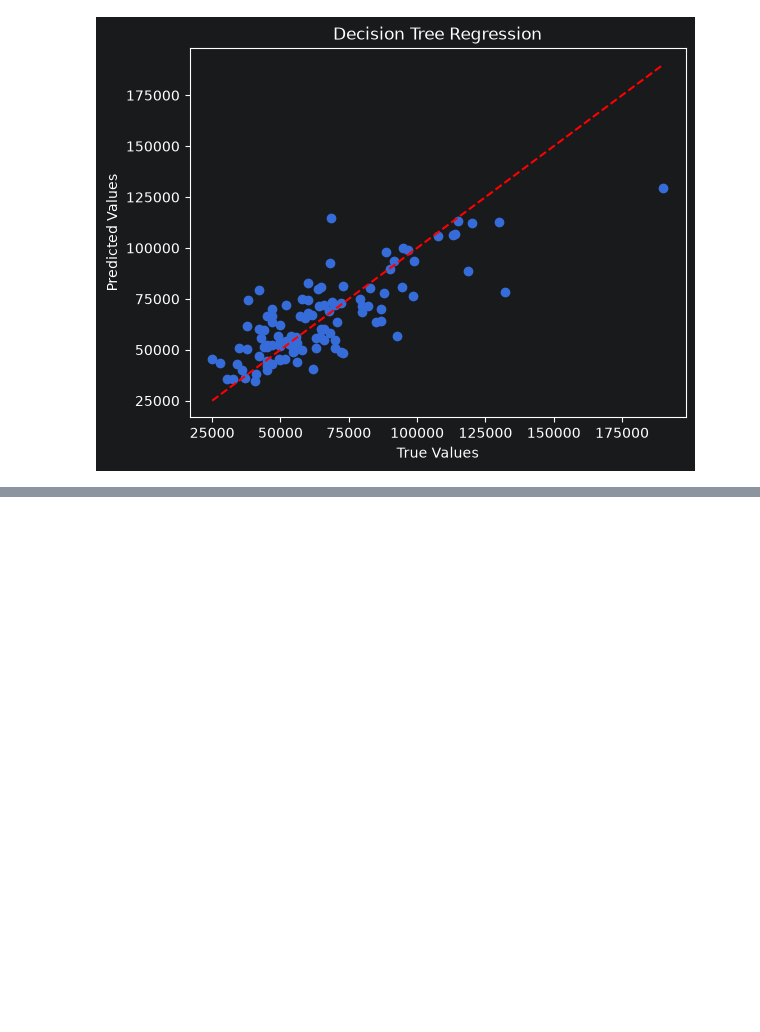
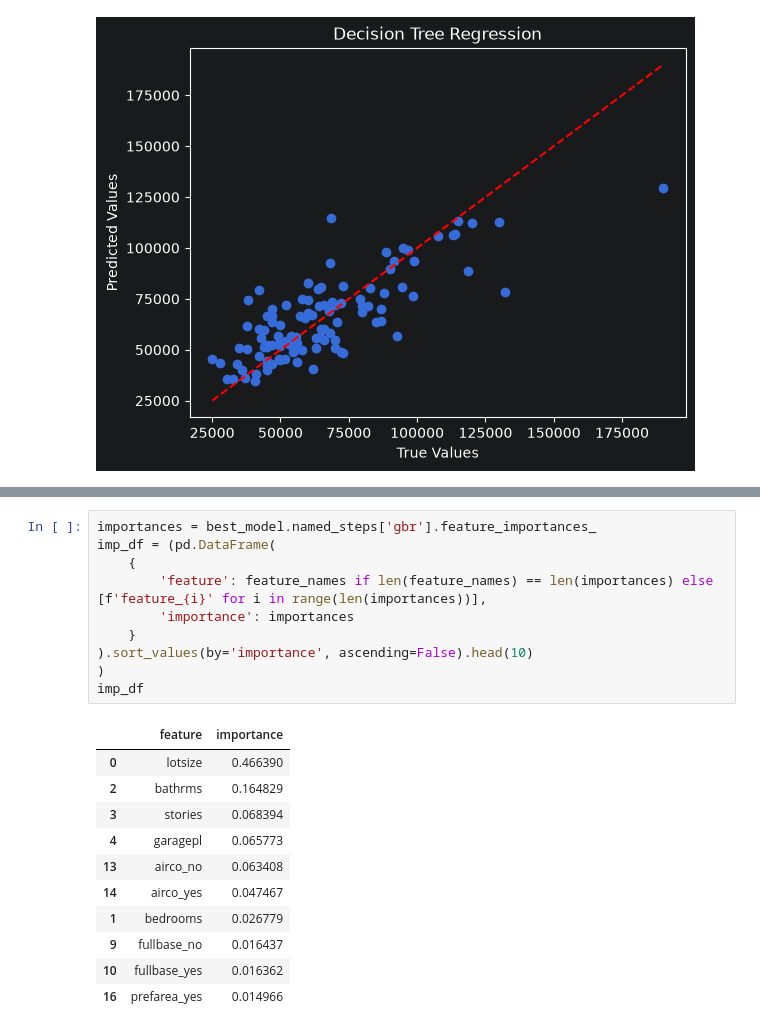
Before and after one commit to Zamanof/AI-Applications-Using-Python-FSDE_Oct_24_3_ru, a Jupyter notebook: AI 08/AI 08. Gradient boosting.ipynb, the cells around one changed output, grey strips where cells are left out. Cells and saved outputs as stored; diff of their text form; blank space fills up the shorter version.

```diff
--- a/AI 08/AI 08. Gradient boosting.ipynb
+++ b/AI 08/AI 08. Gradient boosting.ipynb
@@ -210,0 +237,22 @@ plt.show()
+# %%
+importances = best_model.named_steps['gbr'].feature_importances_
+imp_df = (pd.DataFrame(
+    {
+        'feature': feature_names if len(feature_names) == len(importances) else [f'feature_{i}' for i in range(len(importances))],
+        'importance': importances
+    }
+).sort_values(by='importance', ascending=False).head(10)
+)
+imp_df
+# %% [output]
+|  | feature | importance |
+| 0 | lotsize | 0.466390 |
+| 2 | bathrms | 0.164829 |
+| 3 | stories | 0.068394 |
+| 4 | garagepl | 0.065773 |
+| 13 | airco_no | 0.063408 |
+| 14 | airco_yes | 0.047467 |
+| 1 | bedrooms | 0.026779 |
+| 9 | fullbase_no | 0.016437 |
+| 10 | fullbase_yes | 0.016362 |
+| 16 | prefarea_yes | 0.014966 |
```
Also changed, not shown: parts of 3 cells of this notebook, 6 other files.
